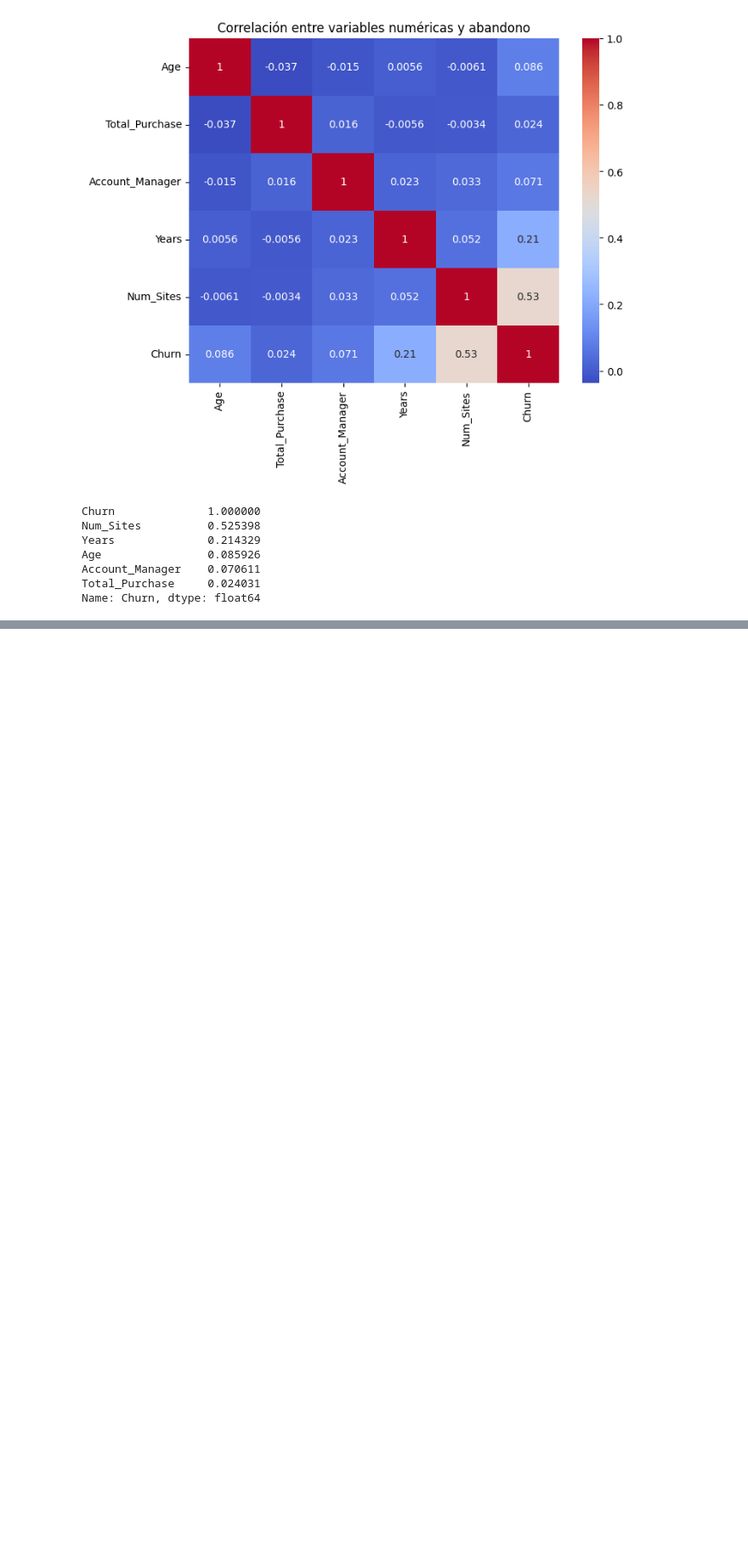
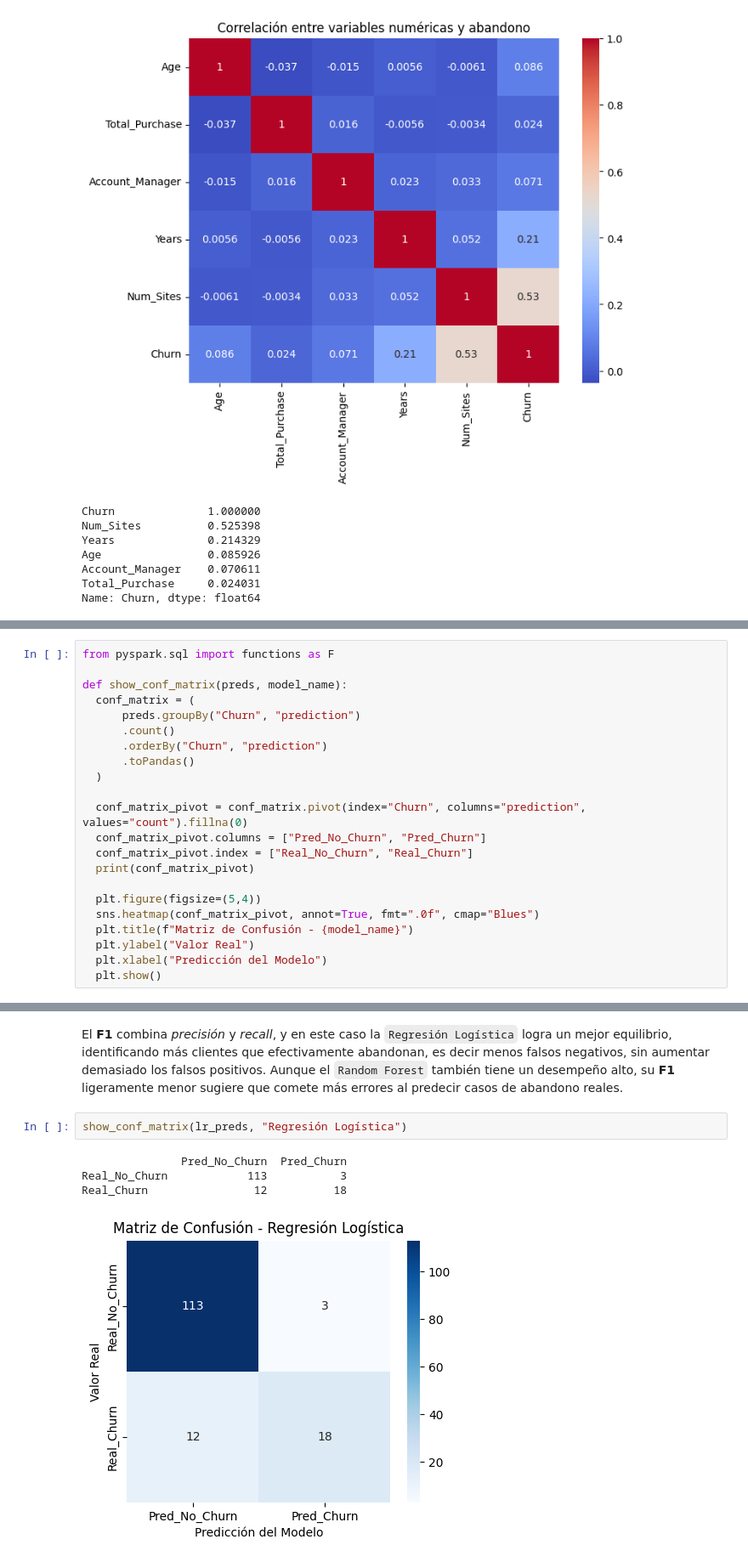
Before and after one commit to alee2602/LAB11-DS, a Jupyter notebook: main.ipynb, the cells around one changed output, grey strips where cells are left out. Shown: that part at 85% size. Drawn from its saved outputs; the diff is of its cells as text; blank space fills up the shorter version.

```diff
--- a/main.ipynb
+++ b/main.ipynb
@@ -151,0 +218,22 @@ Name: Churn, dtype: float64
+# %%
+from pyspark.sql import functions as F
+
+def show_conf_matrix(preds, model_name):
+  conf_matrix = (
+      preds.groupBy("Churn", "prediction")
+      .count()
+      .orderBy("Churn", "prediction")
+      .toPandas()
+  )
+
+  conf_matrix_pivot = conf_matrix.pivot(index="Churn", columns="prediction", values="count").fillna(0)
+  conf_matrix_pivot.columns = ["Pred_No_Churn", "Pred_Churn"]
+  conf_matrix_pivot.index = ["Real_No_Churn", "Real_Churn"]
+  print(conf_matrix_pivot)
+
+  plt.figure(figsize=(5,4))
+  sns.heatmap(conf_matrix_pivot, annot=True, fmt=".0f", cmap="Blues")
+  plt.title(f"Matriz de Confusión - {model_name}")
+  plt.ylabel("Valor Real")
+  plt.xlabel("Predicción del Modelo")
+  plt.show()
@@ -151,0 +271,10 @@ Name: Churn, dtype: float64
+# %% [markdown]
+El **F1** combina *precisión* y *recall*, y en este caso la `Regresión Logística` logra un mejor equilibrio, identificando más clientes que efectivamente abandonan, es decir menos falsos negativos, sin aumentar demasiado los falsos positivos.
+Aunque el `Random Forest` también tiene un desempeño alto, su **F1** ligeramente menor sugiere que comete más errores al predecir casos de abandono reales.
+# %%
+show_conf_matrix(lr_preds, "Regresión Logística")
+# %% [output]
+               Pred_No_Churn  Pred_Churn
+Real_No_Churn            113           3
+Real_Churn                12          18
+[figure, added]
```
Also changed, not shown: parts of 29 cells of this notebook.
